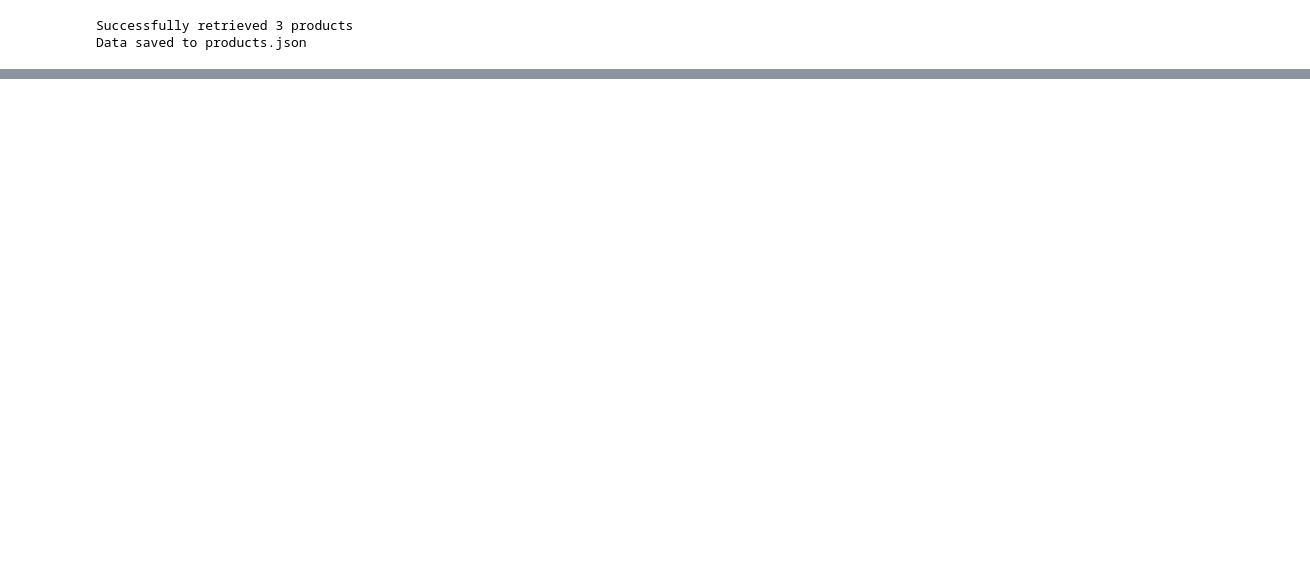
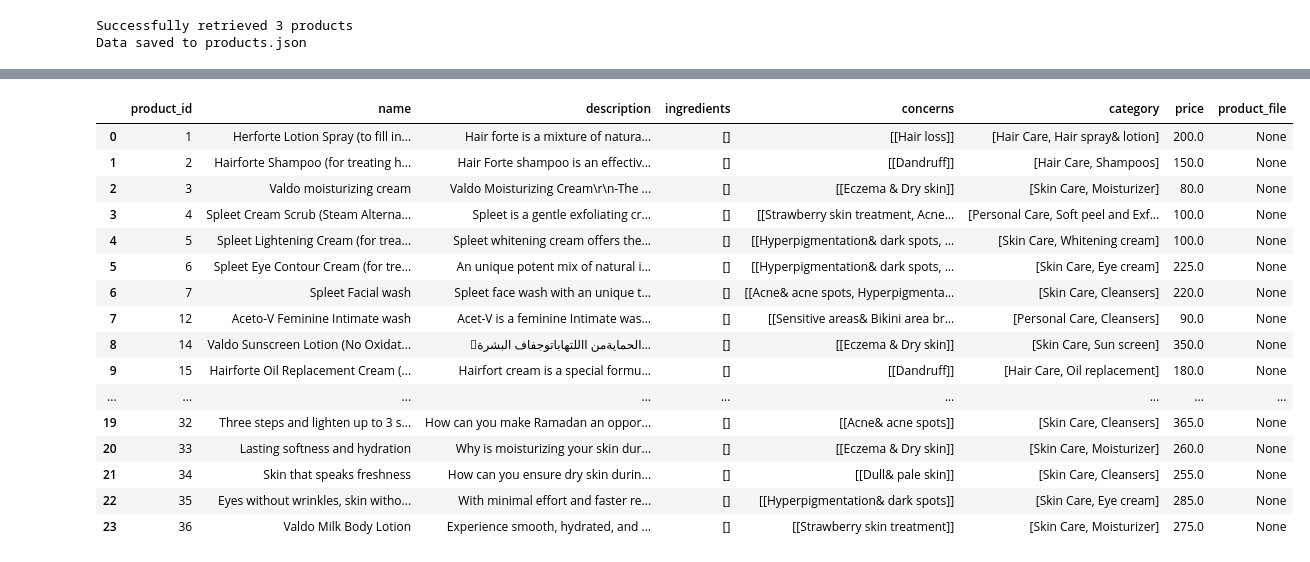
Before and after one commit to EsmailEssam/Sales-Chatbot, a Jupyter notebook: notebook/05_get_the_data_from_the_end_point.ipynb, the cells around one changed output, grey strips where cells are left out. Cells and saved outputs as stored; diff of their text form; code cells hidden in the pictures; blank space fills up the shorter version.

Commit message:
clean and manage the df workflow and make query tool

```diff
--- a/notebook/05_get_the_data_from_the_end_point.ipynb
+++ b/notebook/05_get_the_data_from_the_end_point.ipynb
@@ -54,6 +74,0 @@ df = pd.DataFrame(response.json()['data']['products'])
-# %%
-concern = 'skin'
-
-df[df['concerns'].apply(
-        lambda x: any(concern.lower() in c[0].lower() for c in x if c)
-    )].to_dict('records')
@@ -98,6 +86,0 @@ df
-# %%
-# Convert price column to float
-df['price'] = df['price'].astype(float)
-
-# Display DataFrame info
-df.info()
@@ -119,0 +322,50 @@ memory usage: 1.6+ KB
+# %%
+class DfManager():
+
+    def __init__(self, df):
+        self.df = df
+        self.__clean_df()
+
+    def __clean_df(self):
+        self.df['price'] = self.df['price'].astype(float)
+        return self.df
+
+    def get_df(self):
+        return self.df
+
+    def get_category_set(self):
+        category_set = set()
+        for category in self.df['category'].to_list():
+            for c in category:
+                category_set.add(c)
+        return category_set
+
+    def get_concerns_set(self):
+        concerns_set = set()
+        for concerns in self.df['concerns'].to_list():
+            for concern in concerns:
+                for c in concern:
+                    concerns_set.add(c)
+        return concerns_set
+# %%
+df_manager = DfManager(df)
+# %%
+df_manager.get_df()
+# %% [output]
+|  | product_id | name | description | ingredients | concerns | category | price | product_file |
+| 0 | 1 | Herforte Lotion Spray (to fill in... | Hair forte is a mixture of natura... | [] | [[Hair loss]] | [Hair Care, Hair spray& lotion] | 200.0 | None |
+| 1 | 2 | Hairforte Shampoo (for treating h... | Hair Forte shampoo is an effectiv... | [] | [[Dandruff]] | [Hair Care, Shampoos] | 150.0 | None |
+| 2 | 3 | Valdo moisturizing cream | Valdo Moisturizing Cream\r\n-The ... | [] | [[Eczema & Dry skin]] | [Skin Care, Moisturizer] | 80.0 | None |
+| 3 | 4 | Spleet Cream Scrub (Steam Alterna... | Spleet is a gentle exfoliating cr... | [] | [[Strawberry skin treatment, Acne... | [Personal Care, Soft peel and Exf... | 100.0 | None |
+| 4 | 5 | Spleet Lightening Cream (for trea... | Spleet whitening cream offers the... | [] | [[Hyperpigmentation& dark spots, ... | [Skin Care, Whitening cream] | 100.0 | None |
+| 5 | 6 | Spleet Eye Contour Cream (for tre... | An unique potent mix of natural i... | [] | [[Hyperpigmentation& dark spots, ... | [Skin Care, Eye cream] | 225.0 | None |
+| 6 | 7 | Spleet Facial wash | Spleet face wash with an unique t... | [] | [[Acne& acne spots, Hyperpigmenta... | [Skin Care, Cleansers] | 220.0 | None |
+| 7 | 12 | Aceto-V Feminine Intimate wash | Acet-V is a feminine Intimate was... | [] | [[Sensitive areas& Bikini area br... | [Personal Care, Cleansers] | 90.0 | None |
+| 8 | 14 | Valdo Sunscreen Lotion (No Oxidat... | الحمايةمن االلتهاباتوجفاف البشرة... | [] | [[Eczema & Dry skin]] | [Skin Care, Sun screen] | 350.0 | None |
+| 9 | 15 | Hairforte Oil Replacement Cream (... | Hairfort cream is a special formu... | [] | [[Dandruff]] | [Hair Care, Oil replacement] | 180.0 | None |
+| ... | ... | ... | ... | ... | ... | ... | ... | ... |
+| 19 | 32 | Three steps and lighten up to 3 s... | How can you make Ramadan an oppor... | [] | [[Acne& acne spots]] | [Skin Care, Cleansers] | 365.0 | None |
+| 20 | 33 | Lasting softness and hydration | Why is moisturizing your skin dur... | [] | [[Eczema & Dry skin]] | [Skin Care, Moisturizer] | 260.0 | None |
+| 21 | 34 | Skin that speaks freshness | How can you ensure dry skin durin... | [] | [[Dull& pale skin]] | [Skin Care, Cleansers] | 255.0 | None |
+| 22 | 35 | Eyes without wrinkles, skin witho... | With minimal effort and faster re... | [] | [[Hyperpigmentation& dark spots]] | [Skin Care, Eye cream] | 285.0 | None |
+| 23 | 36 | Valdo Milk Body Lotion | Experience smooth, hydrated, and ... | [] | [[Strawberry skin treatment]] | [Skin Care, Moisturizer] | 275.0 | None |
```
Also changed, not shown: parts of 22 cells of this notebook, 51 other files.
